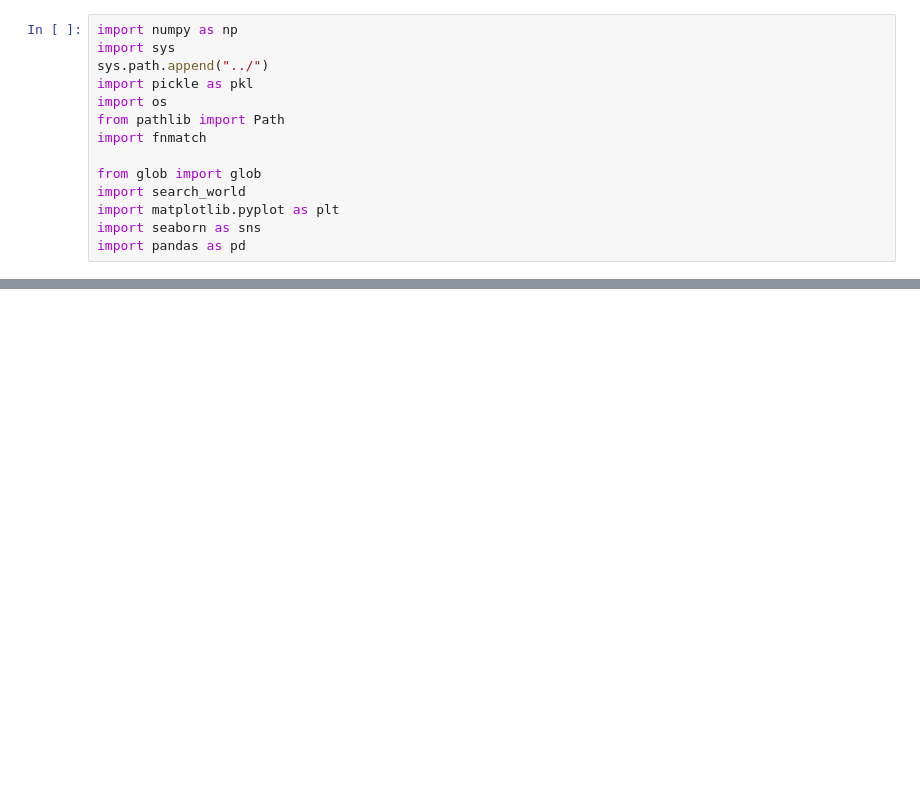
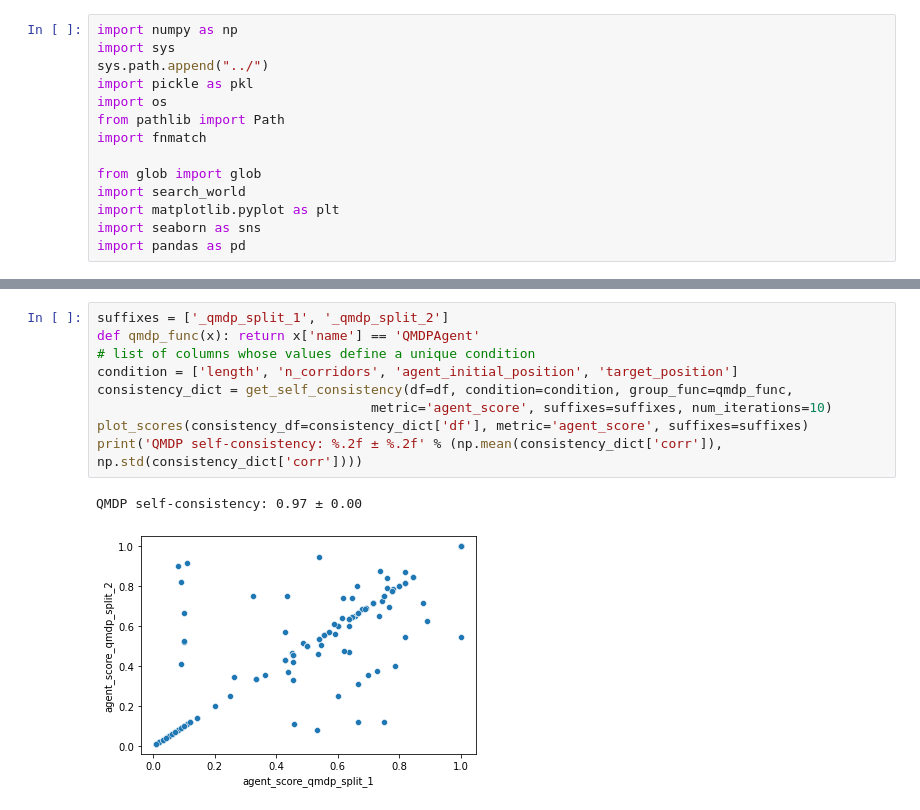
Before and after one commit to aidapiccato/search-world, a Jupyter notebook: notebooks/analysis.ipynb, the cells around one changed output, grey strips where cells are left out. Saved outputs shown, nothing was run; the diff lists cells and outputs as text; blank space fills up the shorter version.

```diff
--- a/notebooks/analysis.ipynb
+++ b/notebooks/analysis.ipynb
@@ -66,0 +196,12 @@ df = df.set_index(condition) # grouping by initial condition and maze configurat
+# %%
+suffixes = ['_qmdp_split_1', '_qmdp_split_2']
+def qmdp_func(x): return x['name'] == 'QMDPAgent'
+# list of columns whose values define a unique condition
+condition = ['length', 'n_corridors', 'agent_initial_position', 'target_position']
+consistency_dict = get_self_consistency(df=df, condition=condition, group_func=qmdp_func,
+                                   metric='agent_score', suffixes=suffixes, num_iterations=10)
+plot_scores(consistency_df=consistency_dict['df'], metric='agent_score', suffixes=suffixes)
+print('QMDP self-consistency: %.2f ± %.2f' % (np.mean(consistency_dict['corr']), np.std(consistency_dict['corr'])))
+# %% [output]
+QMDP self-consistency: 0.97 ± 0.00
+[figure, added]
```
Also changed, not shown: parts of 22 cells of this notebook, 6 other files.
